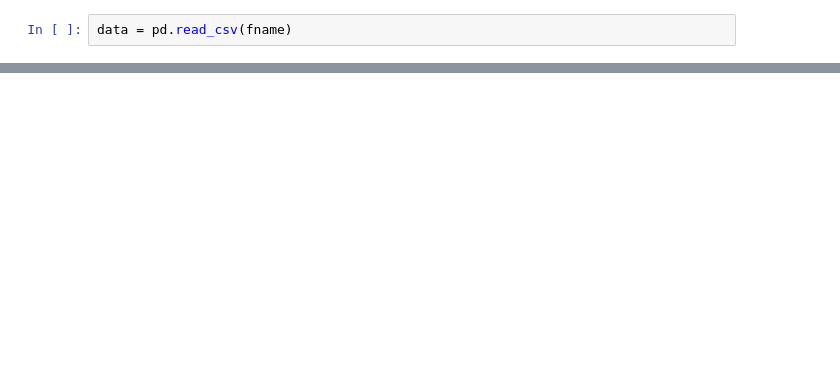
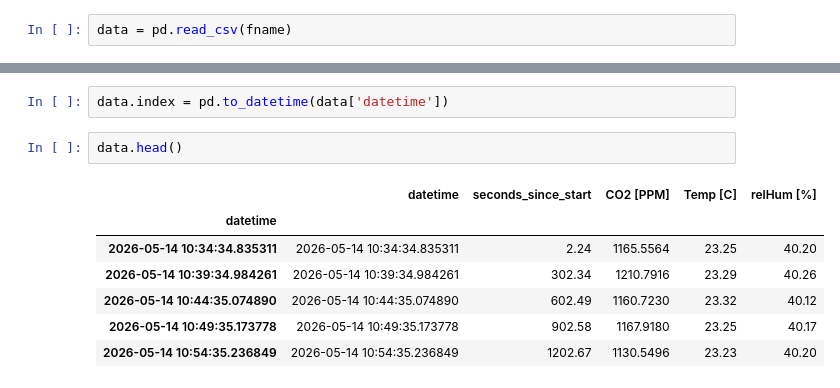
Before and after one commit to hydroclaus/rpy_velutina, a Jupyter notebook: CO2_waveshare_OLED/src/CO2_plot_data.ipynb, the cells around one changed output, grey strips where cells are left out. Cells and saved outputs as stored; diff of their text form; blank space fills up the shorter version.

```diff
--- a/CO2_waveshare_OLED/src/CO2_plot_data.ipynb
+++ b/CO2_waveshare_OLED/src/CO2_plot_data.ipynb
@@ -40 +45,13 @@ memory usage: 3.3 KB
+# %%
+data.index = pd.to_datetime(data['datetime'])
+# %%
+data.head()
+# %% [output]
+|  | datetime | seconds_since_start | CO2 [PPM] | Temp [C] | relHum [%] |
+| datetime |  |  |  |  |  |
+| 2026-05-14 10:34:34.835311 | 2026-05-14 10:34:34.835311 | 2.24 | 1165.5564 | 23.25 | 40.20 |
+| 2026-05-14 10:39:34.984261 | 2026-05-14 10:39:34.984261 | 302.34 | 1210.7916 | 23.29 | 40.26 |
+| 2026-05-14 10:44:35.074890 | 2026-05-14 10:44:35.074890 | 602.49 | 1160.7230 | 23.32 | 40.12 |
+| 2026-05-14 10:49:35.173778 | 2026-05-14 10:49:35.173778 | 902.58 | 1167.9180 | 23.25 | 40.17 |
+| 2026-05-14 10:54:35.236849 | 2026-05-14 10:54:35.236849 | 1202.67 | 1130.5496 | 23.23 | 40.20 |
 # %%
```
Also changed, not shown: parts of 4 cells of this notebook.
